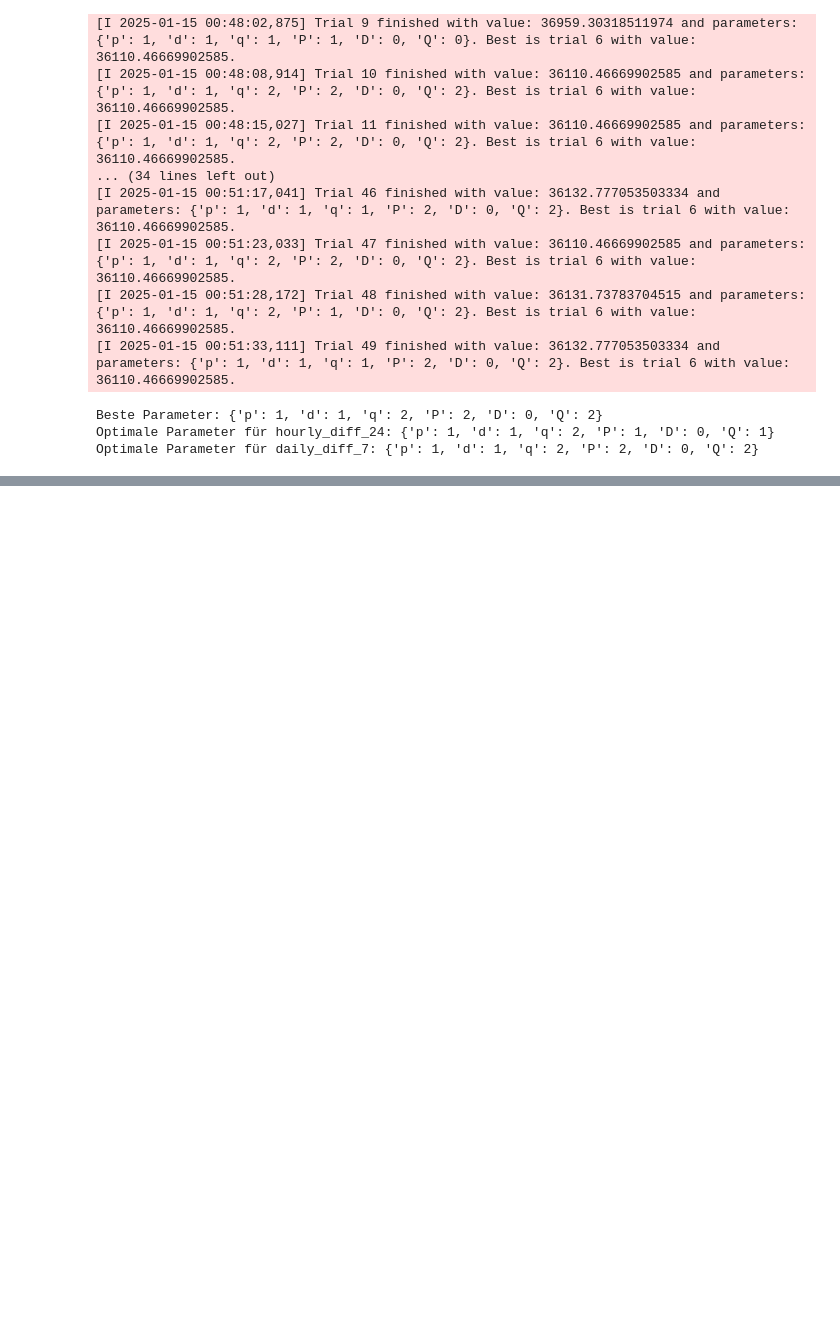
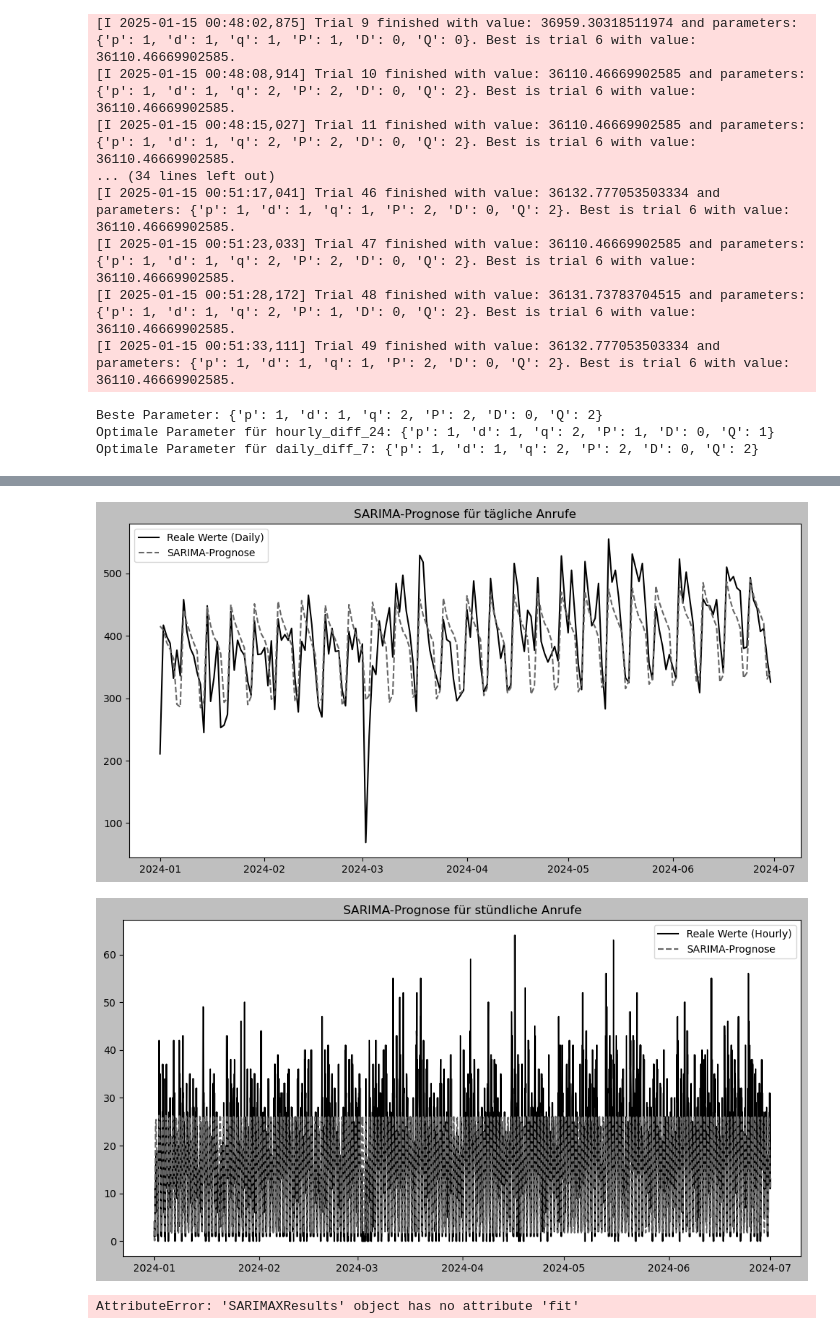
Before and after one commit to ChiaraVM/HotlineDemandPrediction_Ligue180, a Jupyter notebook: 21SARIMA.ipynb, the cells around one changed output, grey strips where cells are left out. Saved outputs shown, nothing was run; the diff lists cells and outputs as text; code cells hidden in the pictures; blank space fills up the shorter version.

```diff
--- a/21SARIMA.ipynb
+++ b/21SARIMA.ipynb
@@ -752,0 +816,6 @@ Optimale Parameter für daily_diff_7: {'p': 1, 'd': 1, 'q': 2, 'P': 2, 'D': 0, '
+# %%
+# Sicherstellen, dass der Index von df_hourly ein DatetimeIndex ist
+df_hourly.index = pd.to_datetime(df_hourly.index)
+
+# Slice des DataFrames ab dem Index Juli 2020
+df_hourly_time_modified = df_hourly[df_hourly.index >= '2022-01-01']
@@ -752,0 +949,51 @@ Optimale Parameter für daily_diff_7: {'p': 1, 'd': 1, 'q': 2, 'P': 2, 'D': 0, '
+# %%
+forecast_steps_daily = len(df_daily_test)  # Anzahl der Tage im Testzeitraum
+forecast_steps_hourly = len(df_hourly_test)  # Anzahl der Stunden im Testzeitraum
+# %%
+# Zukünftige Werte für exogene Variablen bereitstellen
+future_exog = df_daily_test[['days_to_holiday', 'weekday']].values  # Muss dieselbe Struktur haben wie beim Training
+
+# Forecast mit exogenen Variablen
+forecast_daily = sarima_model_daily.forecast(steps=forecast_steps_daily, exog=future_exog)
+
+# Speichern im DataFrame
+df_daily_test["forecast"] = forecast_daily.values
+
+forecast_hourly = sarima_model_hourly.forecast(steps=forecast_steps_hourly)
+df_hourly_test["forecast"] = forecast_hourly.values
+# %%
+plt.figure(figsize=(12, 6))
+plt.plot(df_daily_test.index, df_daily_test["calls"], label="Reale Werte (Daily)")
+plt.plot(df_daily_test.index, df_daily_test["forecast"], label="SARIMA-Prognose", linestyle="dashed")
+plt.legend()
+plt.title("SARIMA-Prognose für tägliche Anrufe")
+plt.show()
+
+plt.figure(figsize=(12, 6))
+plt.plot(df_hourly_test.index, df_hourly_test["calls"], label="Reale Werte (Hourly)")
+plt.plot(df_hourly_test.index, df_hourly_test["forecast"], label="SARIMA-Prognose", linestyle="dashed")
+plt.legend()
+plt.title("SARIMA-Prognose für stündliche Anrufe")
+plt.show()
+# %% [output]
+[figure, added]
+[figure, added]
+# %%
+# Trainiere das SARIMA-Modell
+sarima_fitted = sarima_model_hourly.fit()
+
+# Berechne die Residuen (Fehler der Vorhersage)
+residuals_hourly = sarima_fitted.resid
+
+# Speichere die Residuen für GARCH
+residuals_hourly.to_pickle("residuals_hourly.pkl")
+
+# Plot der Residuen zur Kontrolle
+plt.figure(figsize=(10,4))
+plt.plot(residuals_hourly, label="Residuen")
+plt.axhline(y=0, color='r', linestyle='--')
+plt.title("SARIMA Residuen")
+plt.legend()
+plt.show()
+# %% [output]
+AttributeError: 'SARIMAXResults' object has no attribute 'fit'
```
Also changed, not shown: parts of 29 cells of this notebook, 18 other files.
